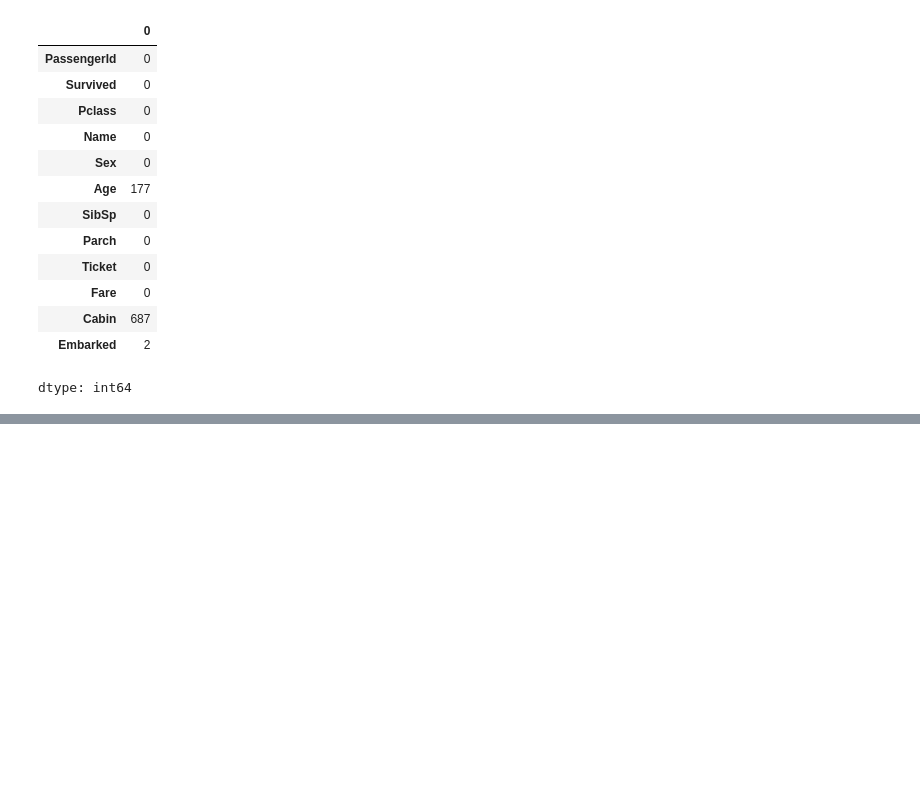
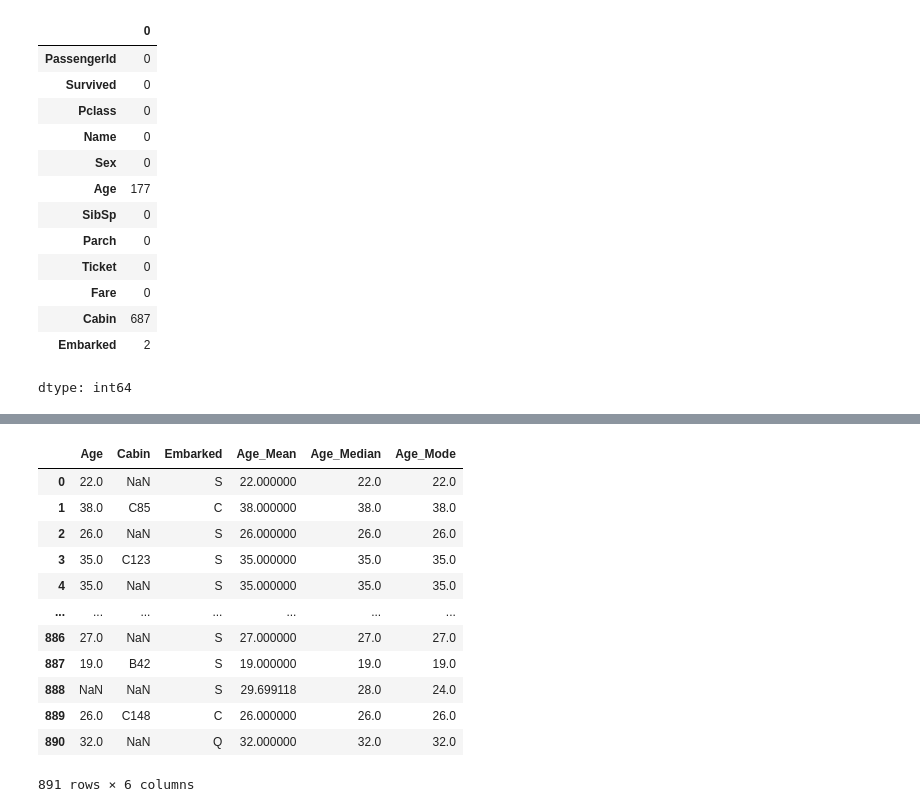
Before and after one commit to delowarshizar/Practice, a Jupyter notebook: 21lab.ipynb, the cells around one changed output, grey strips where cells are left out. Saved outputs shown, nothing was run; the diff lists cells and outputs as text; code cells hidden in the pictures; blank space fills up the shorter version.

```diff
--- a/21lab.ipynb
+++ b/21lab.ipynb
@@ -40,0 +124,16 @@ dtype: int64
+# %%
+dataset
+# %% [output]
+|  | Age | Cabin | Embarked | Age_Mean | Age_Median | Age_Mode |
+| 0 | 22.0 | NaN | S | 22.000000 | 22.0 | 22.0 |
+| 1 | 38.0 | C85 | C | 38.000000 | 38.0 | 38.0 |
+| 2 | 26.0 | NaN | S | 26.000000 | 26.0 | 26.0 |
+| 3 | 35.0 | C123 | S | 35.000000 | 35.0 | 35.0 |
+| 4 | 35.0 | NaN | S | 35.000000 | 35.0 | 35.0 |
+| ... | ... | ... | ... | ... | ... | ... |
+| 886 | 27.0 | NaN | S | 27.000000 | 27.0 | 27.0 |
+| 887 | 19.0 | B42 | S | 19.000000 | 19.0 | 19.0 |
+| 888 | NaN | NaN | S | 29.699118 | 28.0 | 24.0 |
+| 889 | 26.0 | C148 | C | 26.000000 | 26.0 | 26.0 |
+| 890 | 32.0 | NaN | Q | 32.000000 | 32.0 | 32.0 |
+891 rows × 6 columns
```
Also changed, not shown: parts of 16 cells of this notebook.
